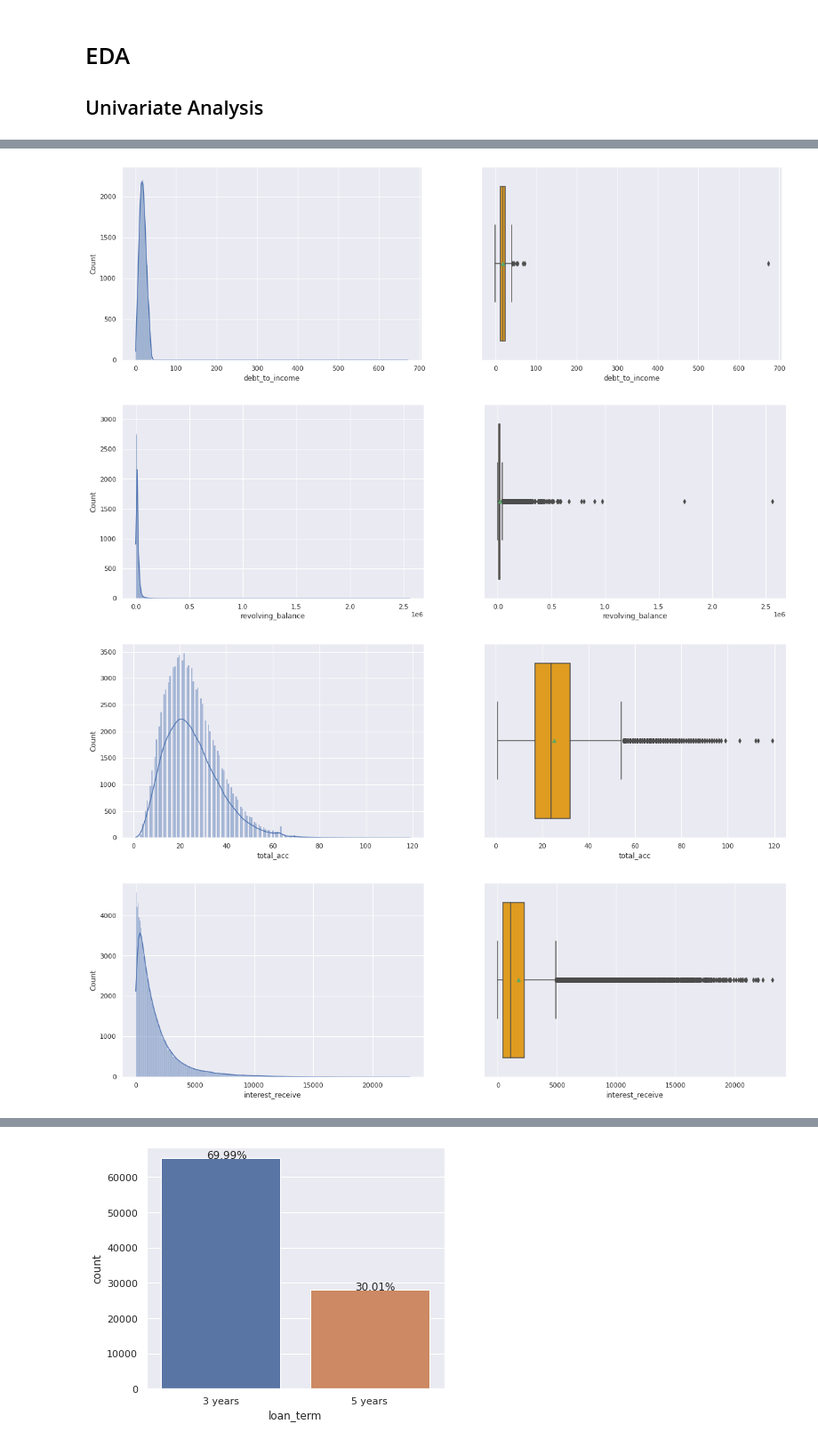
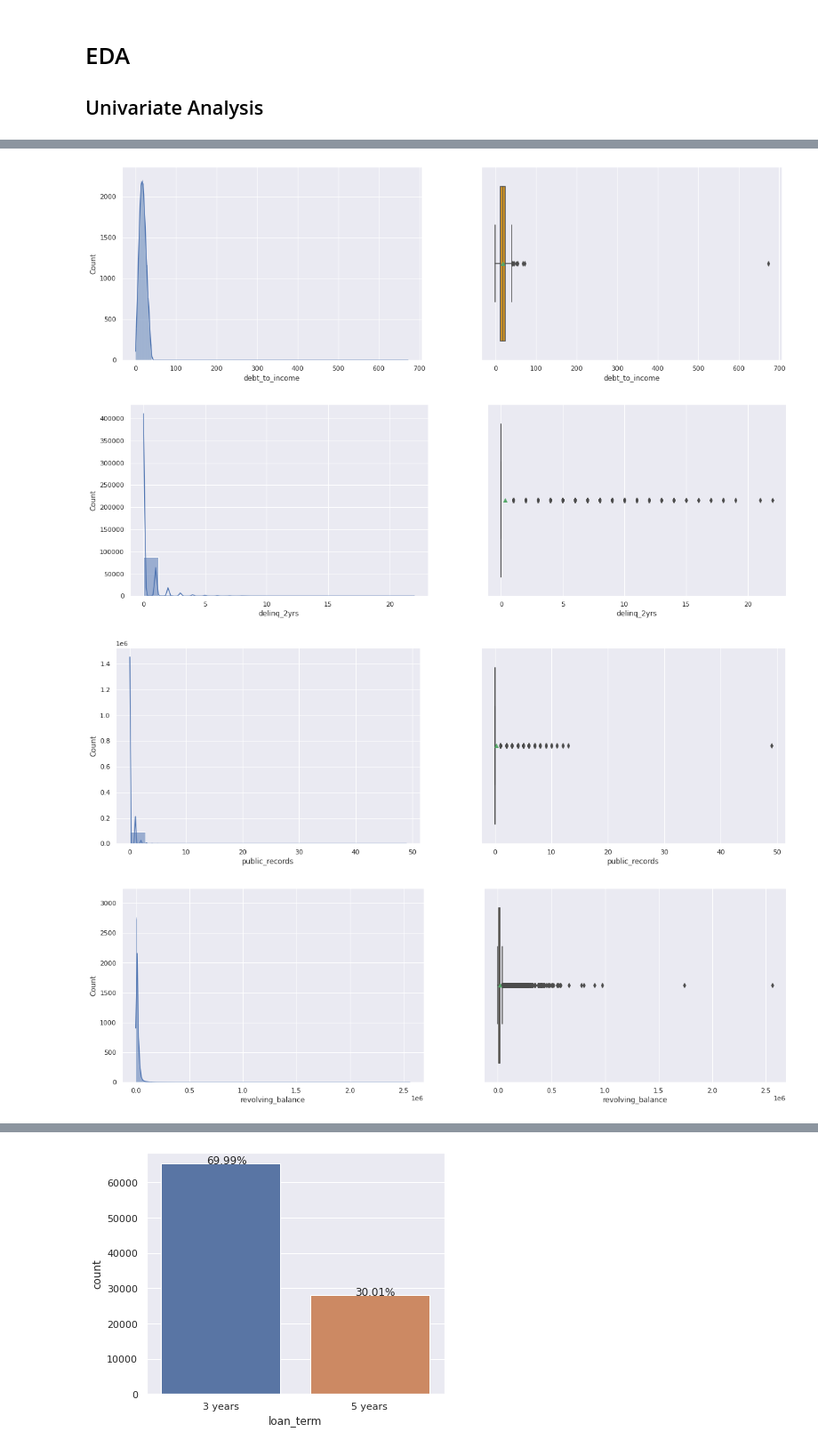
Before and after one commit to liangym2014/Data-science-and-machine-learning, a Jupyter notebook: 8.Hackathon_Loan_Default.ipynb, the cells around one changed output, grey strips where cells are left out. Shown at 89% size. Drawn from its saved outputs; the diff is of its cells as text; code cells hidden in the pictures.

Commit message:
Modify univariate analysis: use histogram to descibe delinq_2yrs and public_records.

```diff
--- a/8.Hackathon_Loan_Default.ipynb
+++ b/8.Hackathon_Loan_Default.ipynb
@@ -220,18 +220,16 @@ def countplot(col, figsize):
 # %%
 num_cols = list(df.select_dtypes(include = "number").columns)
 
-# exclude columns: default, delinq_2yrs and public_records
+# exclude columns: default
 num_cols.remove("default")
-num_cols.remove("delinq_2yrs")
-num_cols.remove("public_records")
 
 for col in num_cols:
     hist_box_plot(col)   # plot histogram and boxplot for numerical columns
 # %% [output]
 [figure]
 [figure]
 [figure]
 [figure]
-[figure, old version]
+[figure, new version]
-[figure, old version]
+[figure, new version]
-[figure, old version]
+[figure, new version]
```
Also changed, not shown: parts of 3 cells of this notebook.
